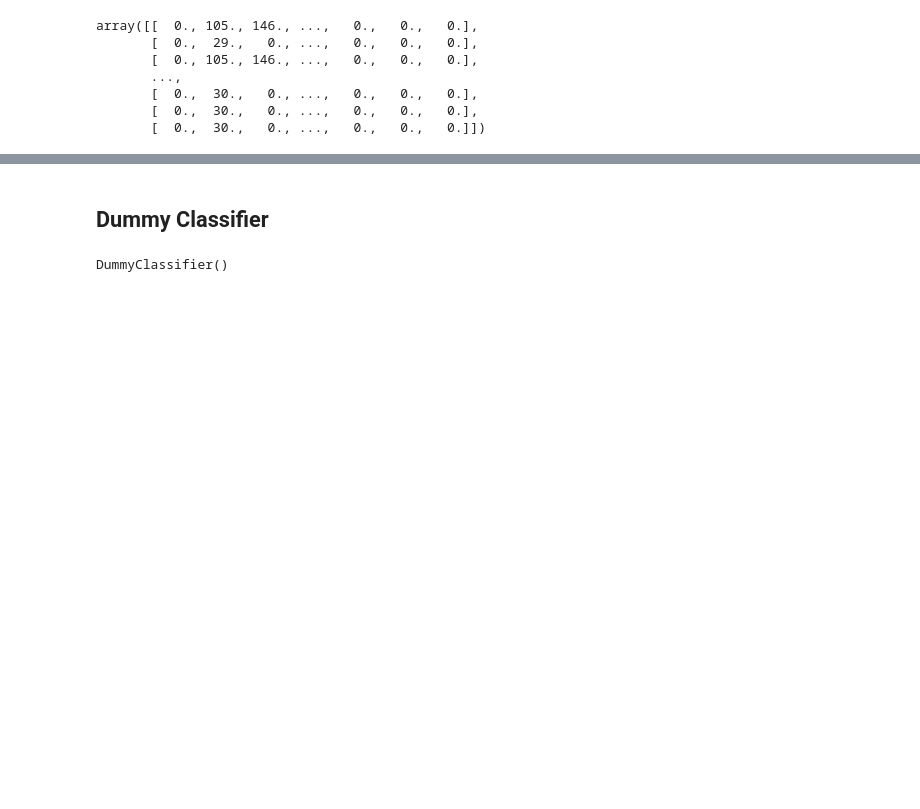
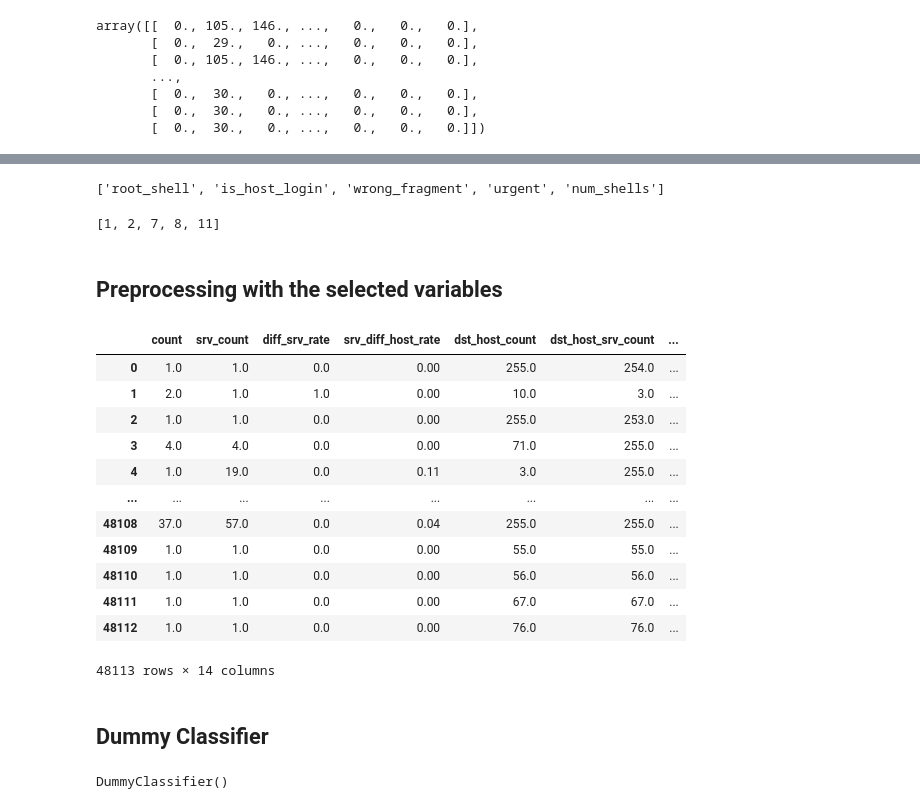
Before and after one commit to alvin20142/Intrusion_Detection, a Jupyter notebook: Project 4.ipynb, the cells around one changed output, grey strips where cells are left out. Cells and saved outputs as stored; diff of their text form; code cells hidden in the pictures; blank space fills up the shorter version.

```diff
--- a/Project 4.ipynb
+++ b/Project 4.ipynb
@@ -294,0 +381,2 @@ X_train, X_test, y_train, y_test=train_test_split(X,y, test_size=0.2,random_stat
+# %%
+chi2_k.fit_transform(X_train[binary_numeric_variables+categorical_variables],y_train)
@@ -294,0 +395,32 @@ X_train, X_test, y_train, y_test=train_test_split(X,y, test_size=0.2,random_stat
+# %%
+combined_cat_variables=binary_numeric_variables + categorical_variables
+# %%
+new_categorical_variables=[combined_cat_variables[value]
+                           for value in chi2_k.get_support(indices=True)]
+new_categorical_variables
+# %% [output]
+['root_shell', 'is_host_login', 'wrong_fragment', 'urgent', 'num_shells']
+# %%
+[value for value in chi2_k.get_support(indices=True)]
+# %% [output]
+[1, 2, 7, 8, 11]
+# %% [markdown]
+## Preprocessing with the selected variables
+# %%
+df3=df2[new_continuous_variables+new_categorical_variables]
+# %%
+df3
+# %% [output]
+|  | count | srv_count | diff_srv_rate | srv_diff_host_rate | dst_host_count | dst_host_srv_count | ... |
+| 0 | 1.0 | 1.0 | 0.0 | 0.00 | 255.0 | 254.0 | ... |
+| 1 | 2.0 | 1.0 | 1.0 | 0.00 | 10.0 | 3.0 | ... |
+| 2 | 1.0 | 1.0 | 0.0 | 0.00 | 255.0 | 253.0 | ... |
+| 3 | 4.0 | 4.0 | 0.0 | 0.00 | 71.0 | 255.0 | ... |
+| 4 | 1.0 | 19.0 | 0.0 | 0.11 | 3.0 | 255.0 | ... |
+| ... | ... | ... | ... | ... | ... | ... | ... |
+| 48108 | 37.0 | 57.0 | 0.0 | 0.04 | 255.0 | 255.0 | ... |
+| 48109 | 1.0 | 1.0 | 0.0 | 0.00 | 55.0 | 55.0 | ... |
+| 48110 | 1.0 | 1.0 | 0.0 | 0.00 | 56.0 | 56.0 | ... |
+| 48111 | 1.0 | 1.0 | 0.0 | 0.00 | 67.0 | 67.0 | ... |
+| 48112 | 1.0 | 1.0 | 0.0 | 0.00 | 76.0 | 76.0 | ... |
+48113 rows × 14 columns
```
Also changed, not shown: parts of 55 cells of this notebook.
